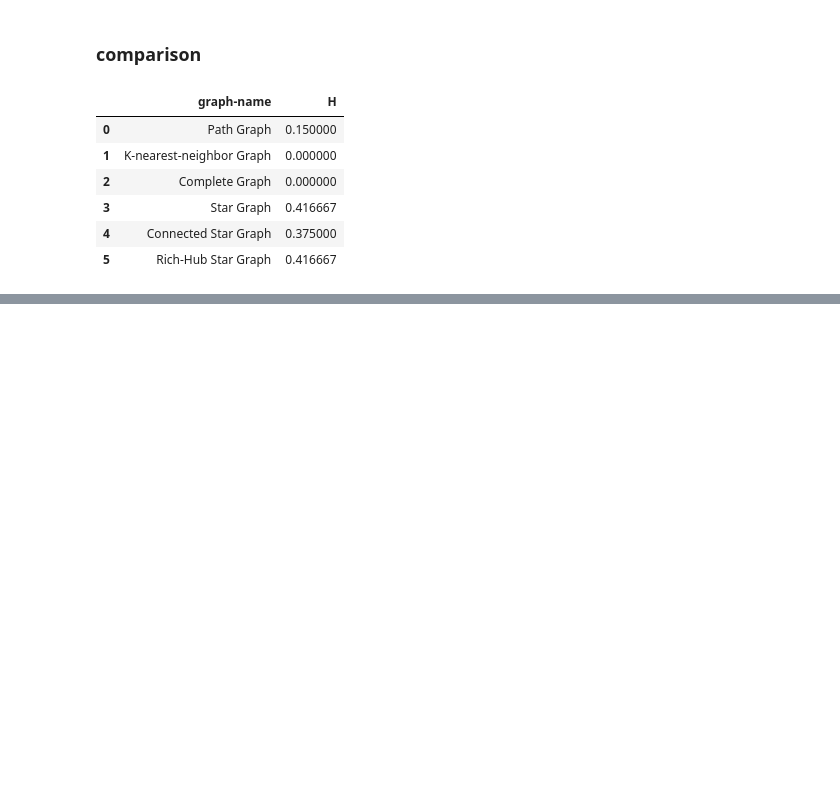
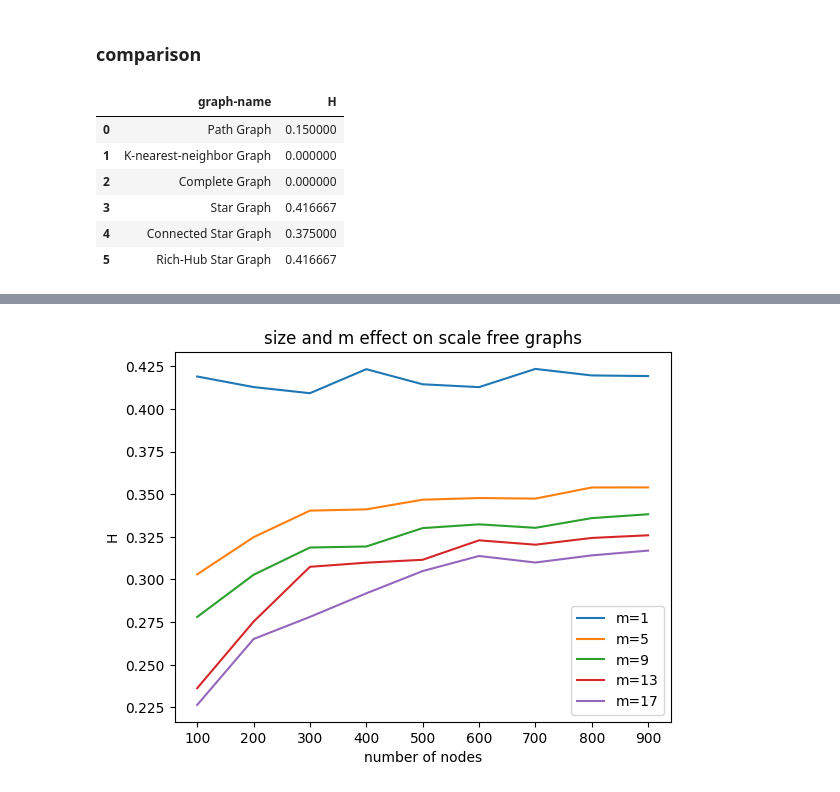
Before and after one commit to ParsaMohammadpour/heterogeneity-of-complex-networks, a Jupyter notebook: index_to_quantifying_heterogeneity_of_complex_networks.ipynb, the cells around one changed output, grey strips where cells are left out. Saved outputs shown, nothing was run; the diff lists cells and outputs as text; code cells hidden in the pictures; blank space fills up the shorter version.

```diff
--- a/index_to_quantifying_heterogeneity_of_complex_networks.ipynb
+++ b/index_to_quantifying_heterogeneity_of_complex_networks.ipynb
@@ -231,0 +341,9 @@ df
+# %%
+m = 3
+for n in nodes:
+  ba = nx.barabasi_albert_graph(n, m)
+  gc = Graph_comparator(ba)
+  h = gc.calculate_H()
+  df = df.append({'graph-name': 'Barabasi-Albert Graph', 'size': n, 'H':h}, ignore_index=True)
+
+df[df['graph-name'] == 'Barabasi-Albert Graph']
@@ -231,0 +360,16 @@ df
+# %%
+m_list = np.arange(1, 20, 4)
+ba_size = np.arange(100, 1000, 100)
+for m in m_list:
+  h_list = []
+  for n in ba_size:
+    ba = nx.barabasi_albert_graph(n, m)
+    h_list.append(calculate_H(ba))
+  plt.plot(ba_size, h_list, label=f'm={m}')
+plt.legend(loc='best')
+plt.xlabel('number of nodes')
+plt.ylabel('H')
+plt.title('size and m effect on scale free graphs')
+plt.show()
+# %% [output]
+[figure, added]
```
Also changed, not shown: parts of 22 cells of this notebook.
